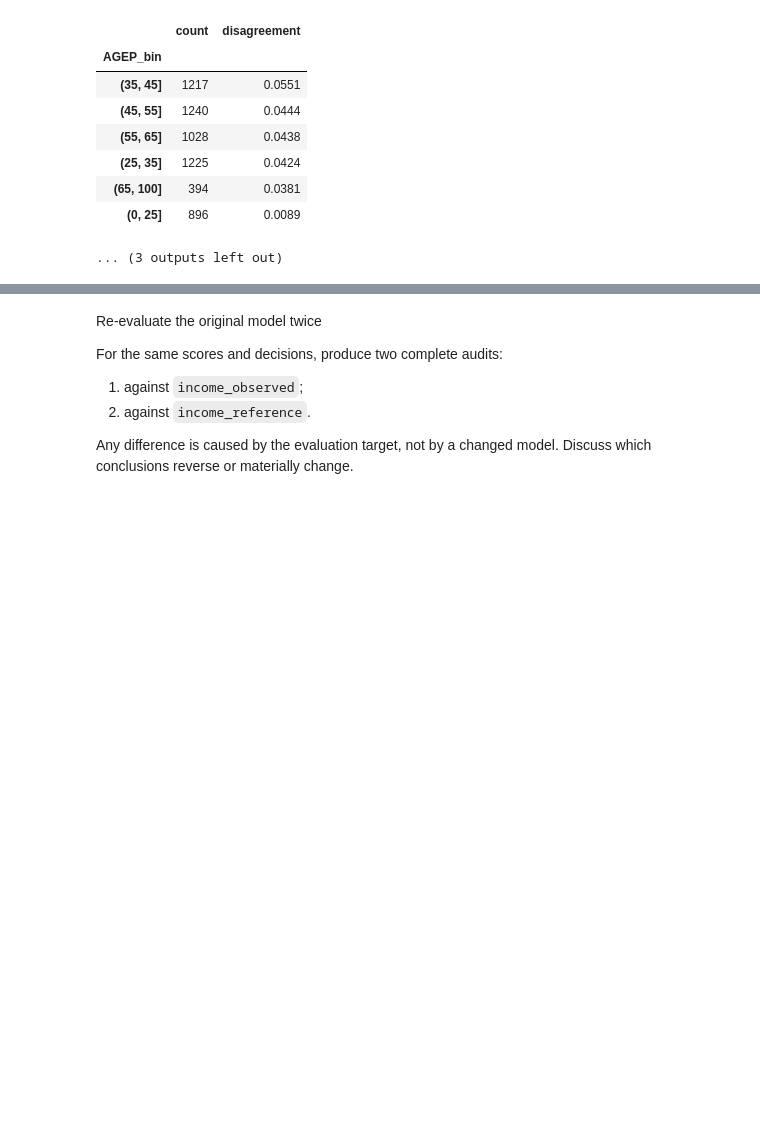
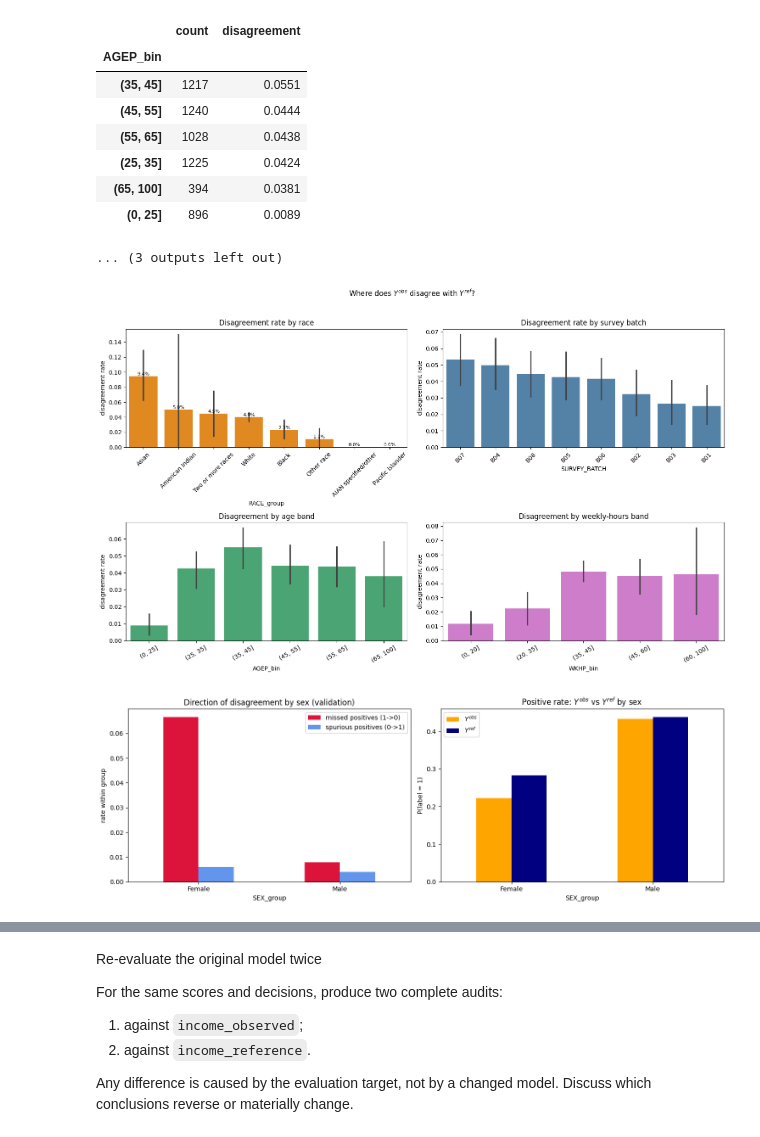
Before and after one commit to MagicBOTAlex/optim, a Jupyter notebook: RAI/project1/Week3_Mitigation_Reference_Evaluation.ipynb, the cells around one changed output, grey strips where cells are left out. Cells and saved outputs as stored; diff of their text form; code cells hidden in the pictures; blank space fills up the shorter version.

```diff
--- a/RAI/project1/Week3_Mitigation_Reference_Evaluation.ipynb
+++ b/RAI/project1/Week3_Mitigation_Reference_Evaluation.ipynb
@@ -230,3 +230,83 @@ Disagreement by age band:
 | (65, 100] | 394 | 0.0381 |
 | (0, 25] | 896 | 0.0089 |
 ... (3 outputs left out)
+# %%
+# --- Visual story of the label corruption --------------------------------------
+fig, axes = plt.subplots(2, 2, figsize=(15, 9))
+
+order_race = (val.groupby(RACE_COL)["is_disagreement"].mean()
+              .sort_values(ascending=False).index)
+sns.barplot(data=val, x=RACE_COL, y="is_disagreement", order=order_race,
+            ax=axes[0, 0], color="darkorange")
+axes[0, 0].set_title("Disagreement rate by race")
+axes[0, 0].set_ylabel("disagreement rate")
+axes[0, 0].tick_params(axis="x", rotation=45)
+for i, g_ in enumerate(order_race):
+    v = val.loc[val[RACE_COL] == g_, "is_disagreement"].mean()
+    axes[0, 0].text(i, v, f"{v:.1%}", ha="center", va="bottom", fontsize=8)
+
+order_batch = (val.groupby("SURVEY_BATCH")["is_disagreement"].mean()
+               .sort_values(ascending=False).index)
+sns.barplot(data=val, x="SURVEY_BATCH", y="is_disagreement", order=order_batch,
+            ax=axes[0, 1], color="steelblue")
+axes[0, 1].set_title("Disagreement rate by survey batch")
+axes[0, 1].set_ylabel("disagreement rate")
+axes[0, 1].tick_params(axis="x", rotation=45)
+
+sns.barplot(data=val, x="AGEP_bin", y="is_disagreement", ax=axes[1, 0],
+            color="mediumseagreen")
+axes[1, 0].set_title("Disagreement by age band")
+axes[1, 0].set_ylabel("disagreement rate")
+axes[1, 0].tick_params(axis="x", rotation=30)
+
+sns.barplot(data=val, x="WKHP_bin", y="is_disagreement", ax=axes[1, 1],
+            color="orchid")
+axes[1, 1].set_title("Disagreement by weekly-hours band")
+axes[1, 1].set_ylabel("disagreement rate")
+axes[1, 1].tick_params(axis="x", rotation=30)
+
+plt.suptitle("Where does $Y^{obs}$ disagree with $Y^{ref}$?", y=1.02)
+plt.tight_layout()
+plt.show()
+
+# Direction of the corruption: missed positives (1->0) vs spurious positives (0->1)
+val["err_missed"] = (val["income_reference"] == 1) & (val["income_observed"] == 0)
+val["err_spurious"] = (val["income_reference"] == 0) & (val["income_observed"] == 1)
+
+fig, axes = plt.subplots(1, 2, figsize=(14, 4.8))
+err_rates = val.groupby(SEX_COL)[["err_missed", "err_spurious"]].mean()
+err_rates.columns = ["missed positives (1->0)", "spurious positives (0->1)"]
+err_rates.plot(kind="bar", ax=axes[0], color=["crimson", "cornflowerblue"])
+axes[0].set_title("Direction of disagreement by sex (validation)")
+axes[0].set_ylabel("rate within group")
+axes[0].tick_params(axis="x", rotation=0)
+
+rate = val.groupby(SEX_COL)[["income_observed", "income_reference"]].mean()
+rate.columns = ["$Y^{obs}$", "$Y^{ref}$"]
+rate.plot(kind="bar", ax=axes[1], color=["orange", "navy"])
+axes[1].set_title("Positive rate: $Y^{obs}$ vs $Y^{ref}$ by sex")
+axes[1].set_ylabel("P(label = 1)")
+axes[1].tick_params(axis="x", rotation=0)
+plt.tight_layout()
+plt.show()
+
+# Race-level positive rates also shift when the label is cleaned
+fig, axes = plt.subplots(1, 2, figsize=(15, 4.5))
+by_race = val.groupby(RACE_COL)[["income_observed", "income_reference"]].mean()
+by_race.columns = ["$Y^{obs}$", "$Y^{ref}$"]
+by_race.plot(kind="bar", ax=axes[0], color=["orange", "navy"])
+axes[0].set_title("Positive rate by race: $Y^{obs}$ vs $Y^{ref}$")
+axes[0].set_ylabel("P(label = 1)")
+axes[0].tick_params(axis="x", rotation=45)
+
+by_batch = val.groupby("SURVEY_BATCH")[["income_observed", "income_reference"]].mean()
+by_batch.columns = ["$Y^{obs}$", "$Y^{ref}$"]
+by_batch.plot(kind="bar", ax=axes[1], color=["orange", "navy"])
+axes[1].set_title("Positive rate by survey batch: $Y^{obs}$ vs $Y^{ref}$")
+axes[1].set_ylabel("P(label = 1)")
+axes[1].tick_params(axis="x", rotation=45)
+plt.tight_layout()
+plt.show()
+# %% [output]
+[figure, added]
+[figure, added]
```
Also changed, not shown: parts of 9 cells of this notebook, 1 other file.
